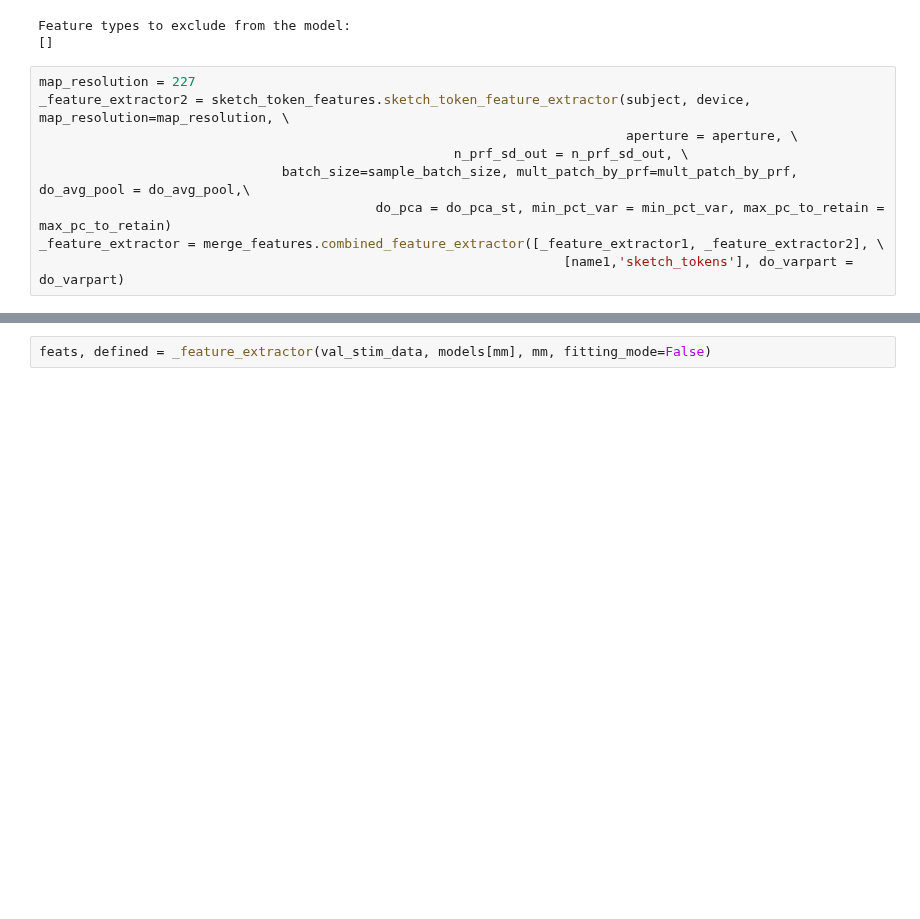
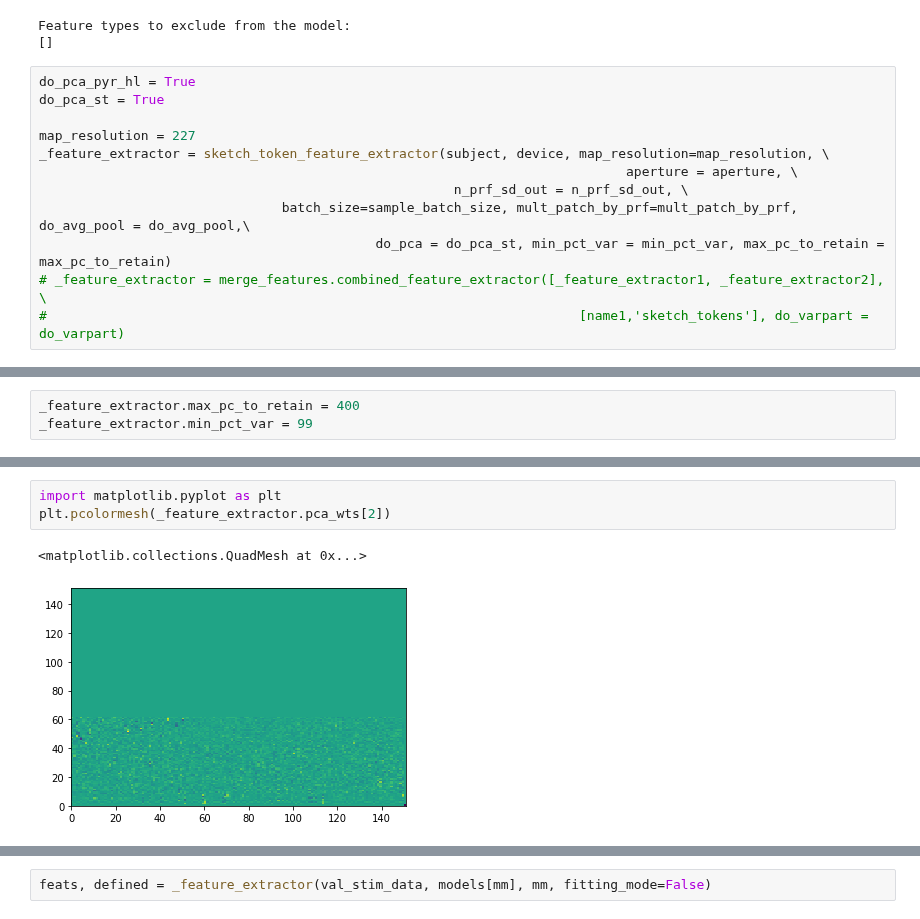
Before and after one commit to mmhenderson/modfit, a Jupyter notebook: notebooks/testing/test_fitting.ipynb, the cells around one changed output, grey strips where cells are left out. Drawn from its saved outputs; the diff is of its cells as text; blank space fills up the shorter version.

```diff
--- a/notebooks/testing/test_fitting.ipynb
+++ b/notebooks/testing/test_fitting.ipynb
@@ -153,11 +153,14 @@ _feature_extractor1 = texture_feature_extractor(_fmaps_fn,sample_batch_size=samp
 Feature types to exclude from the model:
 []
 # %%
+do_pca_pyr_hl = True
+do_pca_st = True
+
 map_resolution = 227
-_feature_extractor2 = sketch_token_features.sketch_token_feature_extractor(subject, device, map_resolution=map_resolution, \
+_feature_extractor = sketch_token_feature_extractor(subject, device, map_resolution=map_resolution, \
                                                                            aperture = aperture, \
                                                      n_prf_sd_out = n_prf_sd_out, \
                                batch_size=sample_batch_size, mult_patch_by_prf=mult_patch_by_prf, do_avg_pool = do_avg_pool,\
                                            do_pca = do_pca_st, min_pct_var = min_pct_var, max_pc_to_retain = max_pc_to_retain)
-_feature_extractor = merge_features.combined_feature_extractor([_feature_extractor1, _feature_extractor2], \
-                                                                   [name1,'sketch_tokens'], do_varpart = do_varpart)
+# _feature_extractor = merge_features.combined_feature_extractor([_feature_extractor1, _feature_extractor2], \
+#                                                                    [name1,'sketch_tokens'], do_varpart = do_varpart)
@@ -228,0 +503,3 @@ Final size of feature matrix is:
+# %%
+_feature_extractor.max_pc_to_retain = 400
+_feature_extractor.min_pct_var = 99
@@ -228,0 +580,6 @@ Final size of feature matrix is:
+# %%
+import matplotlib.pyplot as plt
+plt.pcolormesh(_feature_extractor.pca_wts[2])
+# %% [output]
+<matplotlib.collections.QuadMesh at 0x...>
+[figure, added]
```
Also changed, not shown: parts of 14 cells of this notebook, 2 other files.
